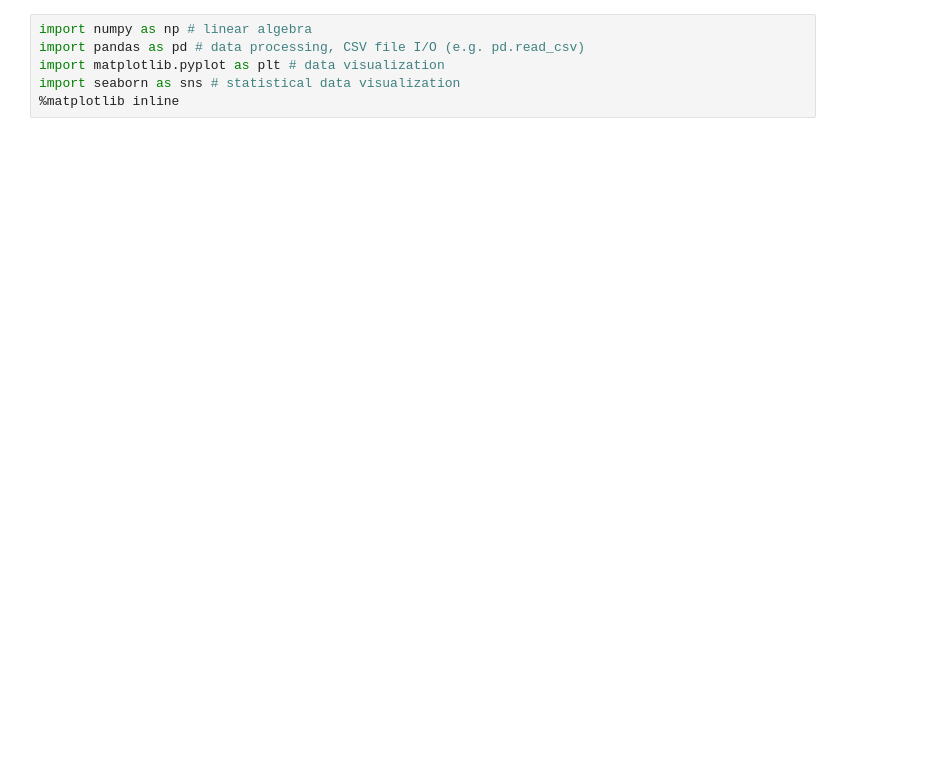
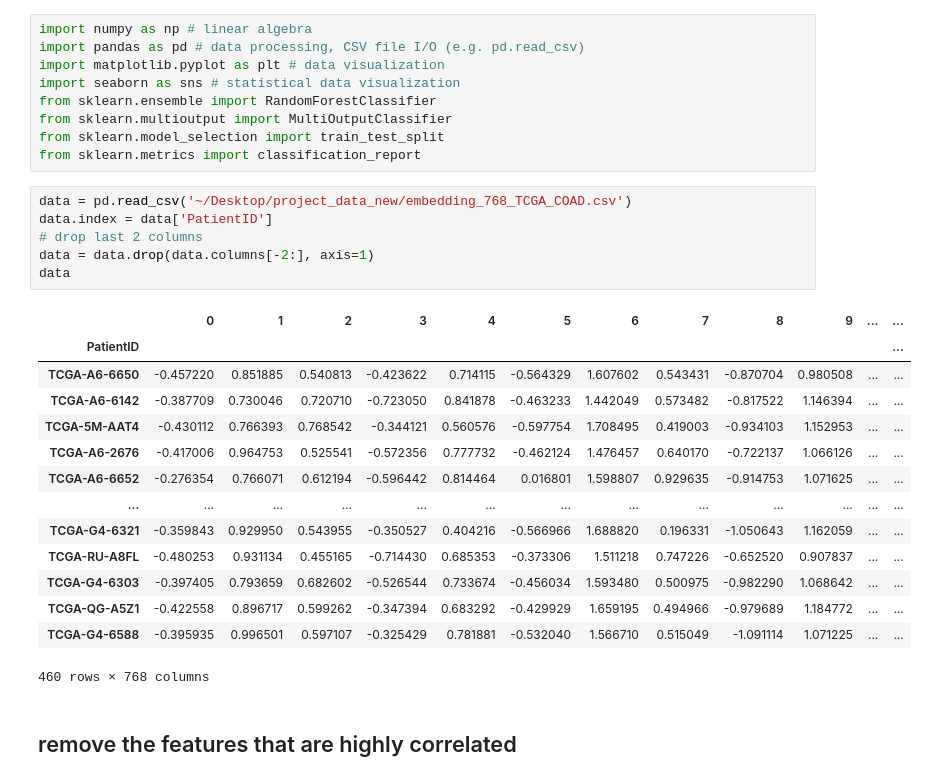
Before and after one commit to pikapika-qiu/CRC_image, a Jupyter notebook: random_forest_classifier.ipynb, the cells around one changed output. Saved outputs shown, nothing was run; the diff lists cells and outputs as text; blank space fills up the shorter version.

Commit message:
random_forest

```diff
--- a/random_forest_classifier.ipynb
+++ b/random_forest_classifier.ipynb
@@ -3,4 +3,30 @@ import numpy as np # linear algebra
 import pandas as pd # data processing, CSV file I/O (e.g. pd.read_csv)
 import matplotlib.pyplot as plt # data visualization
 import seaborn as sns # statistical data visualization
-%matplotlib inline
+from sklearn.ensemble import RandomForestClassifier
+from sklearn.multioutput import MultiOutputClassifier
+from sklearn.model_selection import train_test_split
+from sklearn.metrics import classification_report
+# %%
+data = pd.read_csv('~/Desktop/project_data_new/embedding_768_TCGA_COAD.csv')
+data.index = data['PatientID']
+# drop last 2 columns
+data = data.drop(data.columns[-2:], axis=1)
+data
+# %% [output]
+|  | 0 | 1 | 2 | 3 | 4 | 5 | 6 | 7 | 8 | 9 | ... | ... |
+| PatientID |  |  |  |  |  |  |  |  |  |  |  | ... |
+| TCGA-A6-6650 | -0.457220 | 0.851885 | 0.540813 | -0.423622 | 0.714115 | -0.564329 | 1.607602 | 0.543431 | -0.870704 | 0.980508 | ... | ... |
+| TCGA-A6-6142 | -0.387709 | 0.730046 | 0.720710 | -0.723050 | 0.841878 | -0.463233 | 1.442049 | 0.573482 | -0.817522 | 1.146394 | ... | ... |
+| TCGA-5M-AAT4 | -0.430112 | 0.766393 | 0.768542 | -0.344121 | 0.560576 | -0.597754 | 1.708495 | 0.419003 | -0.934103 | 1.152953 | ... | ... |
+| TCGA-A6-2676 | -0.417006 | 0.964753 | 0.525541 | -0.572356 | 0.777732 | -0.462124 | 1.476457 | 0.640170 | -0.722137 | 1.066126 | ... | ... |
+| TCGA-A6-6652 | -0.276354 | 0.766071 | 0.612194 | -0.596442 | 0.814464 | 0.016801 | 1.598807 | 0.929635 | -0.914753 | 1.071625 | ... | ... |
+| ... | ... | ... | ... | ... | ... | ... | ... | ... | ... | ... | ... | ... |
+| TCGA-G4-6321 | -0.359843 | 0.929950 | 0.543955 | -0.350527 | 0.404216 | -0.566966 | 1.688820 | 0.196331 | -1.050643 | 1.162059 | ... | ... |
+| TCGA-RU-A8FL | -0.480253 | 0.931134 | 0.455165 | -0.714430 | 0.685353 | -0.373306 | 1.511218 | 0.747226 | -0.652520 | 0.907837 | ... | ... |
+| TCGA-G4-6303 | -0.397405 | 0.793659 | 0.682602 | -0.526544 | 0.733674 | -0.456034 | 1.593480 | 0.500975 | -0.982290 | 1.068642 | ... | ... |
+| TCGA-QG-A5Z1 | -0.422558 | 0.896717 | 0.599262 | -0.347394 | 0.683292 | -0.429929 | 1.659195 | 0.494966 | -0.979689 | 1.184772 | ... | ... |
+| TCGA-G4-6588 | -0.395935 | 0.996501 | 0.597107 | -0.325429 | 0.781881 | -0.532040 | 1.566710 | 0.515049 | -1.091114 | 1.071225 | ... | ... |
+460 rows × 768 columns
+# %% [markdown]
+## remove the features that are highly correlated
```
Also changed, not shown: parts of 16 cells of this notebook, 1 other file.
